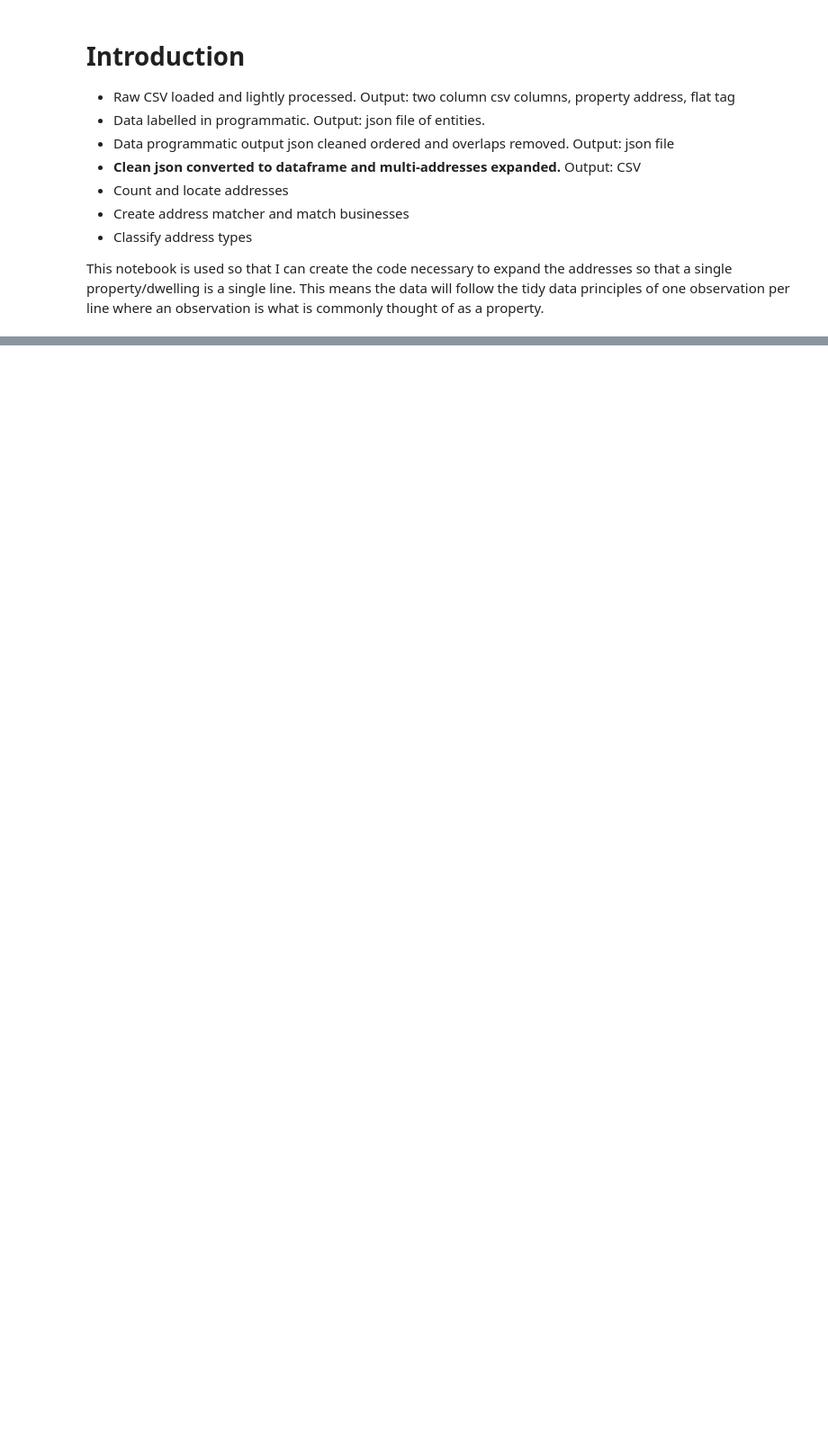
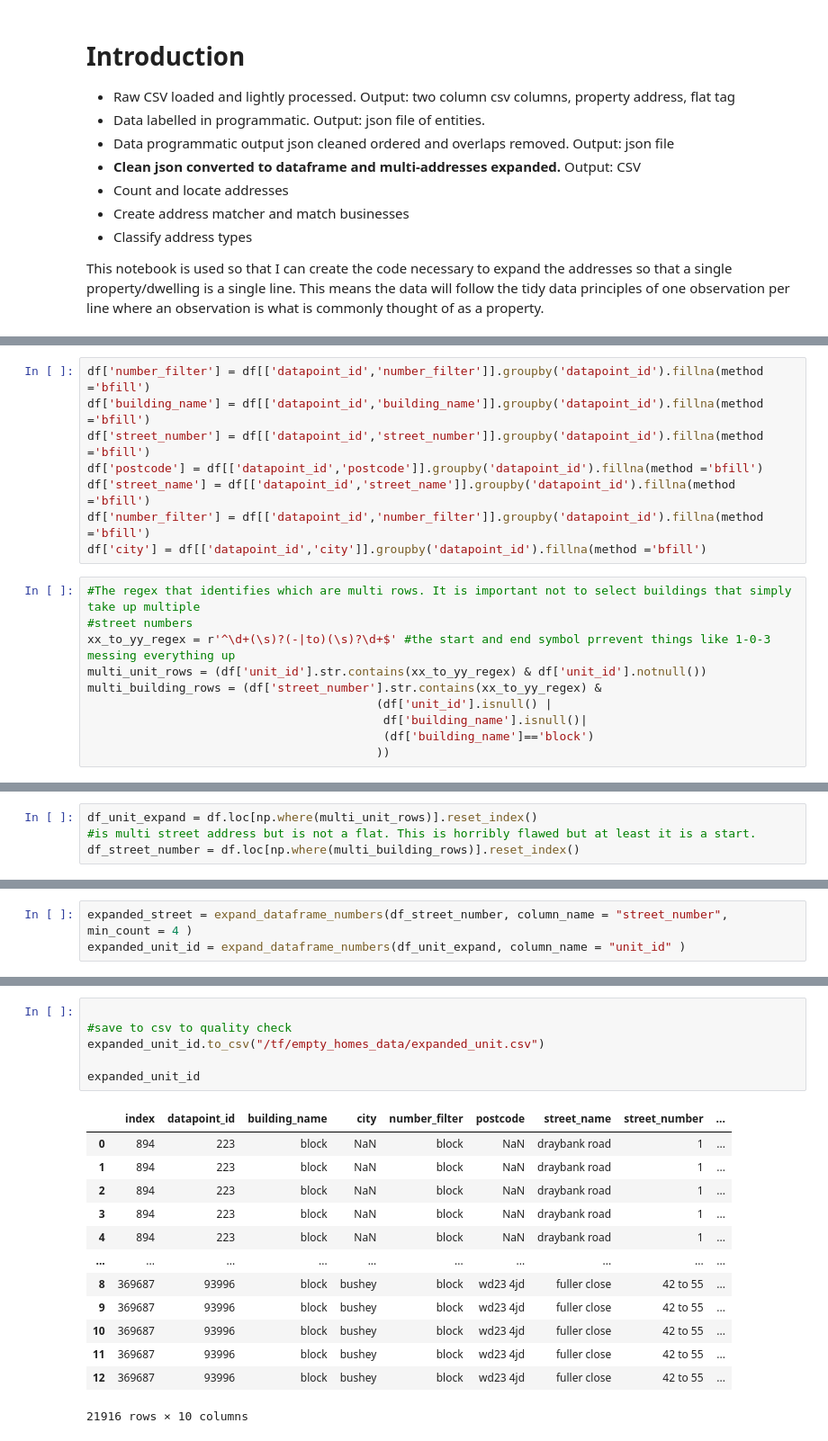
Before and after one commit to JonnoB/enhance_ocod, a Jupyter notebook: expanding tagged addresses.ipynb, the cells around one changed output, grey strips where cells are left out. Shown: that part at 90% size. Drawn from its saved outputs; the diff is of its cells as text; blank space fills up the shorter version.

Commit message:
Clean Script: unit tag and overlap remove
Provides a clean script to easily run steps 1 and three of the process

```diff
--- a/expanding tagged addresses.ipynb
+++ b/expanding tagged addresses.ipynb
@@ -78,0 +268,18 @@ df
+# %%
+df['number_filter'] = df[['datapoint_id','number_filter']].groupby('datapoint_id').fillna(method ='bfill')
+df['building_name'] = df[['datapoint_id','building_name']].groupby('datapoint_id').fillna(method ='bfill')
+df['street_number'] = df[['datapoint_id','street_number']].groupby('datapoint_id').fillna(method ='bfill')
+df['postcode'] = df[['datapoint_id','postcode']].groupby('datapoint_id').fillna(method ='bfill')
+df['street_name'] = df[['datapoint_id','street_name']].groupby('datapoint_id').fillna(method ='bfill')
+df['number_filter'] = df[['datapoint_id','number_filter']].groupby('datapoint_id').fillna(method ='bfill')
+df['city'] = df[['datapoint_id','city']].groupby('datapoint_id').fillna(method ='bfill')
+# %%
+#The regex that identifies which are multi rows. It is important not to select buildings that simply take up multiple
+#street numbers
+xx_to_yy_regex = r'^\d+(\s)?(-|to)(\s)?\d+$' #the start and end symbol prrevent things like 1-0-3 messing everything up
+multi_unit_rows = (df['unit_id'].str.contains(xx_to_yy_regex) & df['unit_id'].notnull())
+multi_building_rows = (df['street_number'].str.contains(xx_to_yy_regex) &
+                                         (df['unit_id'].isnull() |
+                                          df['building_name'].isnull()|
+                                          (df['building_name']=='block')
+                                         ))
@@ -78,0 +332,4 @@ df
+# %%
+df_unit_expand = df.loc[np.where(multi_unit_rows)].reset_index()
+#is multi street address but is not a flat. This is horribly flawed but at least it is a start.
+df_street_number = df.loc[np.where(multi_building_rows)].reset_index()
@@ -78,0 +338,3 @@ df
+# %%
+expanded_street = expand_dataframe_numbers(df_street_number, column_name = "street_number", min_count = 4 )
+expanded_unit_id = expand_dataframe_numbers(df_unit_expand, column_name = "unit_id" )
@@ -78,0 +358,20 @@ df
+# %%
+
+#save to csv to quality check
+expanded_unit_id.to_csv("/tf/empty_homes_data/expanded_unit.csv")
+
+expanded_unit_id
+# %% [output]
+|  | index | datapoint_id | building_name | city | number_filter | postcode | street_name | street_number | ... |
+| 0 | 894 | 223 | block | NaN | block | NaN | draybank road | 1 | ... |
+| 1 | 894 | 223 | block | NaN | block | NaN | draybank road | 1 | ... |
+| 2 | 894 | 223 | block | NaN | block | NaN | draybank road | 1 | ... |
+| 3 | 894 | 223 | block | NaN | block | NaN | draybank road | 1 | ... |
+| 4 | 894 | 223 | block | NaN | block | NaN | draybank road | 1 | ... |
+| ... | ... | ... | ... | ... | ... | ... | ... | ... | ... |
+| 8 | 369687 | 93996 | block | bushey | block | wd23 4jd | fuller close | 42 to 55 | ... |
+| 9 | 369687 | 93996 | block | bushey | block | wd23 4jd | fuller close | 42 to 55 | ... |
+| 10 | 369687 | 93996 | block | bushey | block | wd23 4jd | fuller close | 42 to 55 | ... |
+| 11 | 369687 | 93996 | block | bushey | block | wd23 4jd | fuller close | 42 to 55 | ... |
+| 12 | 369687 | 93996 | block | bushey | block | wd23 4jd | fuller close | 42 to 55 | ... |
+21916 rows × 10 columns
```
Also changed, not shown: parts of 30 cells of this notebook, 2 other files.
